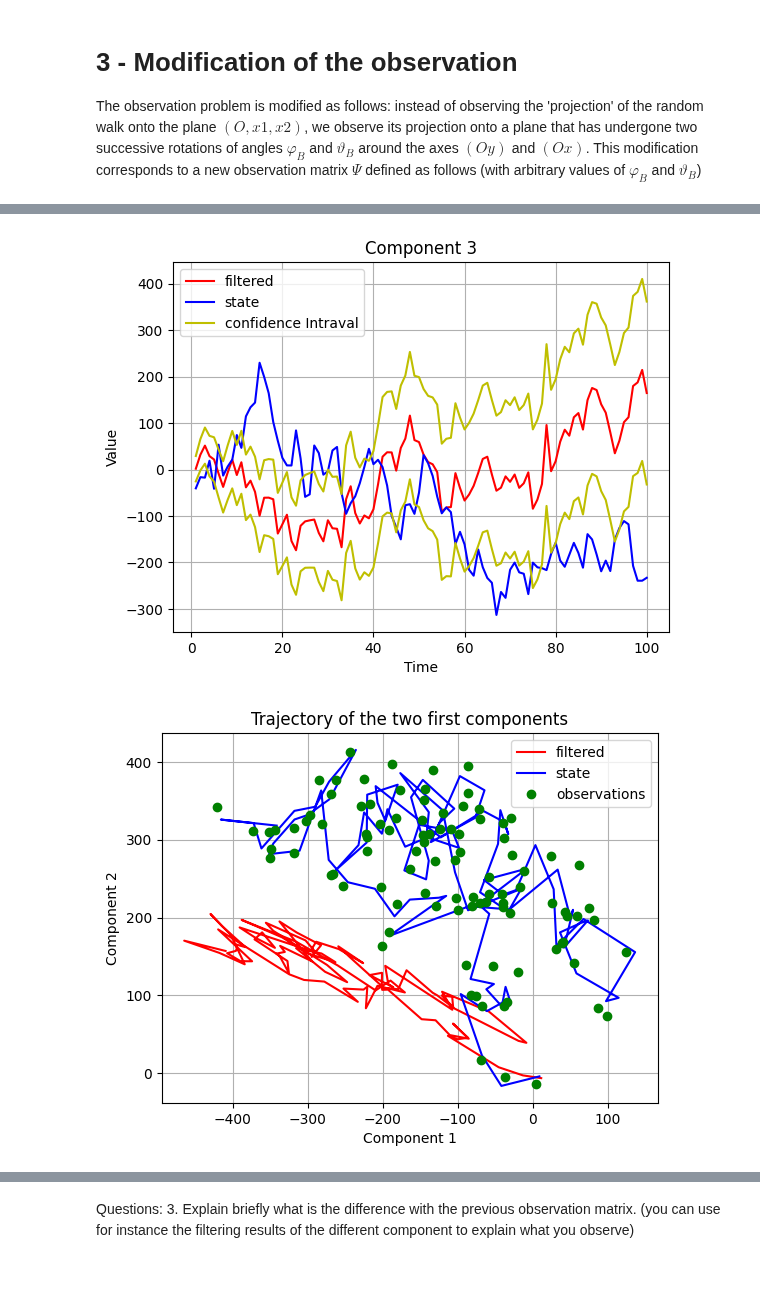
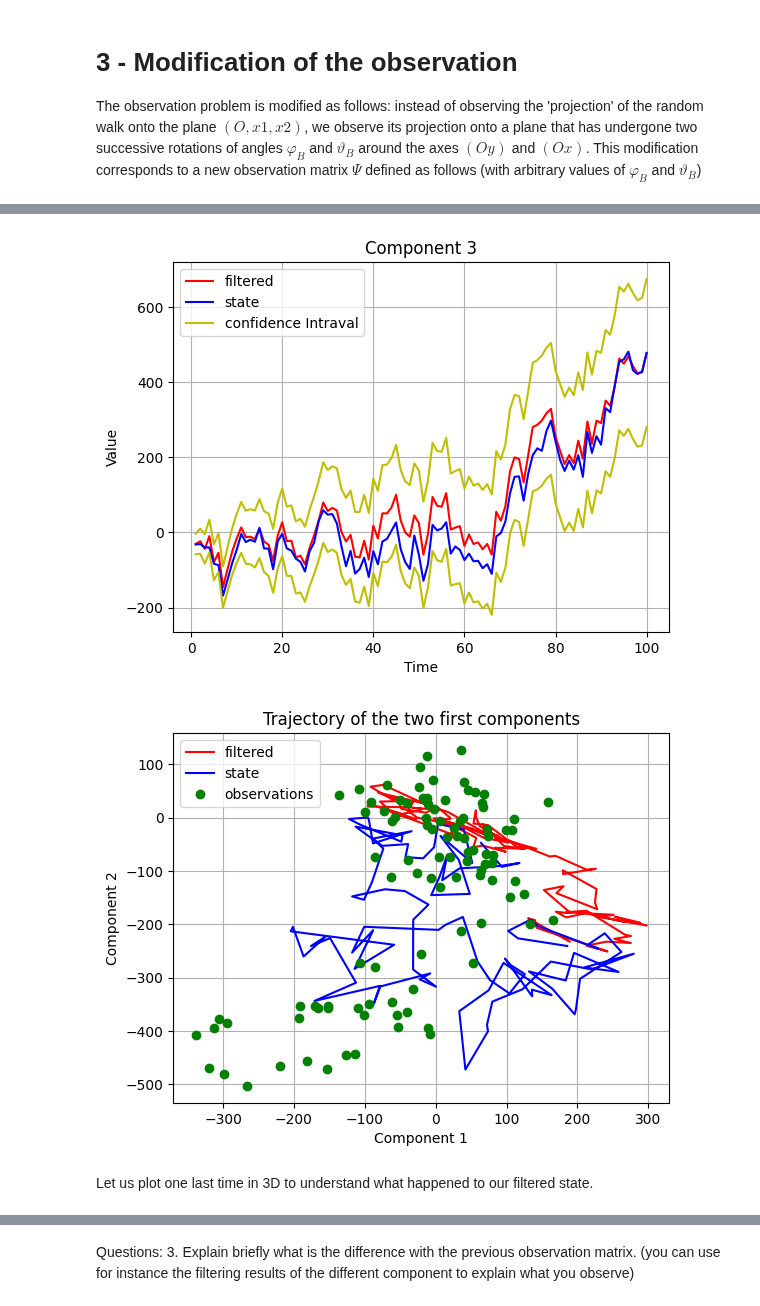
Before and after one commit to KHOUTAIBI/TSIA-TP, a Jupyter notebook: Time-Series-2/Kalman_Practice-Session.ipynb, the cells around one changed output, grey strips where cells are left out. Cells and saved outputs as stored; diff of their text form; code cells hidden in the pictures; blank space fills up the shorter version.

```diff
--- a/Time-Series-2/Kalman_Practice-Session.ipynb
+++ b/Time-Series-2/Kalman_Practice-Session.ipynb
@@ -493,7 +516,9 @@ P_0 = 100 * np.eye(3)
 Q = tau**2 * np.eye(3)
 R = sigma**2 * np.eye(2)
 
-# Filtrage But this time we will change the values of tau, Sigma and Y
+
+# Perform simulation but this time with Psi rotated
+X, Y = lingauss_simul(x_0, T, Phi, Psi, Q, R)
 M, Parray = kalman_filter(Y, m_0, P_0, Phi, Psi, Q, R)
 
 # Visualisation
@@ -532,5 +557,7 @@ plt.show()
-[figure, old version]
+[figure, new version]
-[figure, old version]
+[figure, new version]
+# %% [markdown]
+Let us plot one last time in 3D to understand what happened to our filtered state.
 # %%
 fig = plt.figure()
 ax = plt.axes(projection='3d')
```
Also changed, not shown: parts of 13 cells of this notebook.
